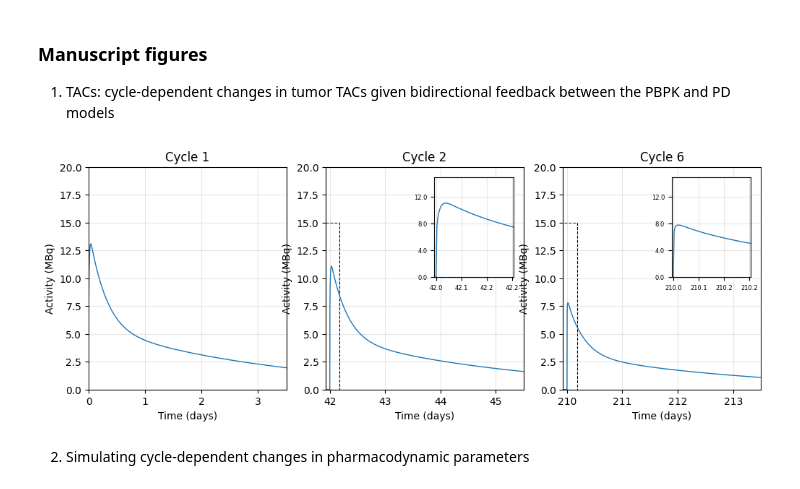
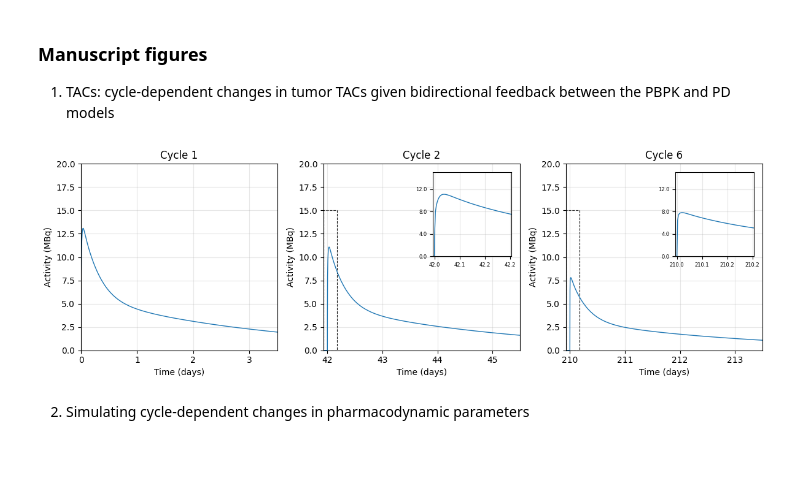
Before and after one commit to qurit/PyCNO, a Jupyter notebook: examples/PKPD_couple.ipynb, the cells around one changed output. Drawn from its saved outputs; the diff is of its cells as text; code cells hidden in the pictures; blank space fills up the shorter version.

```diff
--- a/examples/PKPD_couple.ipynb
+++ b/examples/PKPD_couple.ipynb
@@ -53,10 +55,12 @@ Simulated the time activity curves (TAC) for the primary tumour compartment (tum
 output_compartments = ['Tumor1', 'Kidney', 'SG'] #, 'Kidney', 'SG',  'Rest', 'Blood']
 # output_compartments = ['Tumor1Mass'] #, 'Kidney', 'SG',  'Rest', 'Blood']
 output_parameters = ['Rden_Tumor1', 'R_Tumor1', 'sValue_multiscale', 'DoseRate_Tumor1'] #, 'sValue_multiscale
-time, TACs, parameters = model.simulate(dose=dose,stop=400000, steps=100000,
+results = model.simulate(dose=dose,stop=400000, steps=100000,
                             output_compartments=output_compartments,
                             output_parameters=output_parameters
                             )
+
+time, TACs, parameters = results.time, results.tacs, results.parameters
 # %%
 n_compartments = len(model.output_compartments)
 time_days = time / (24 * 60)
@@ -168,34 +172,35 @@ for k, ax in enumerate(axes):
             linewidth=0.8
         )
         ax.add_patch(rect)
 
         # Create inset axis (top-right)
         axins = inset_axes(
             ax,
             width="40%",
             height="45%",
             loc="upper right",
             borderpad=1
         )
 
         axins.plot(time_days, TACs[0,:,0], lw=1)
         axins.set_xlim(inset_xlim)
         axins.set_ylim(inset_ylims)
 
         # axins.axvline(dose_time, linestyle=':', linewidth=0.8)
 
         # Format inset ticks: single decimals
         axins.xaxis.set_major_formatter(FormatStrFormatter('%.1f'))
         axins.yaxis.set_major_formatter(FormatStrFormatter('%.1f'))
         axins.xaxis.set_major_locator(MaxNLocator(nbins=4))
         axins.yaxis.set_major_locator(MaxNLocator(nbins=4))
 
         axins.tick_params(labelsize=6)
         axins.grid(True, alpha=0.3)
 
+plt.tight_layout()
 plt.show()
 # %% [output]
-[figure, old version]
+[figure, new version]
 # %% [markdown]
 2) Simulating cycle-dependent changes in pharmacodynamic parameters
 # %%
```
Also changed, not shown: parts of 1 cell of this notebook, 1 other file.
